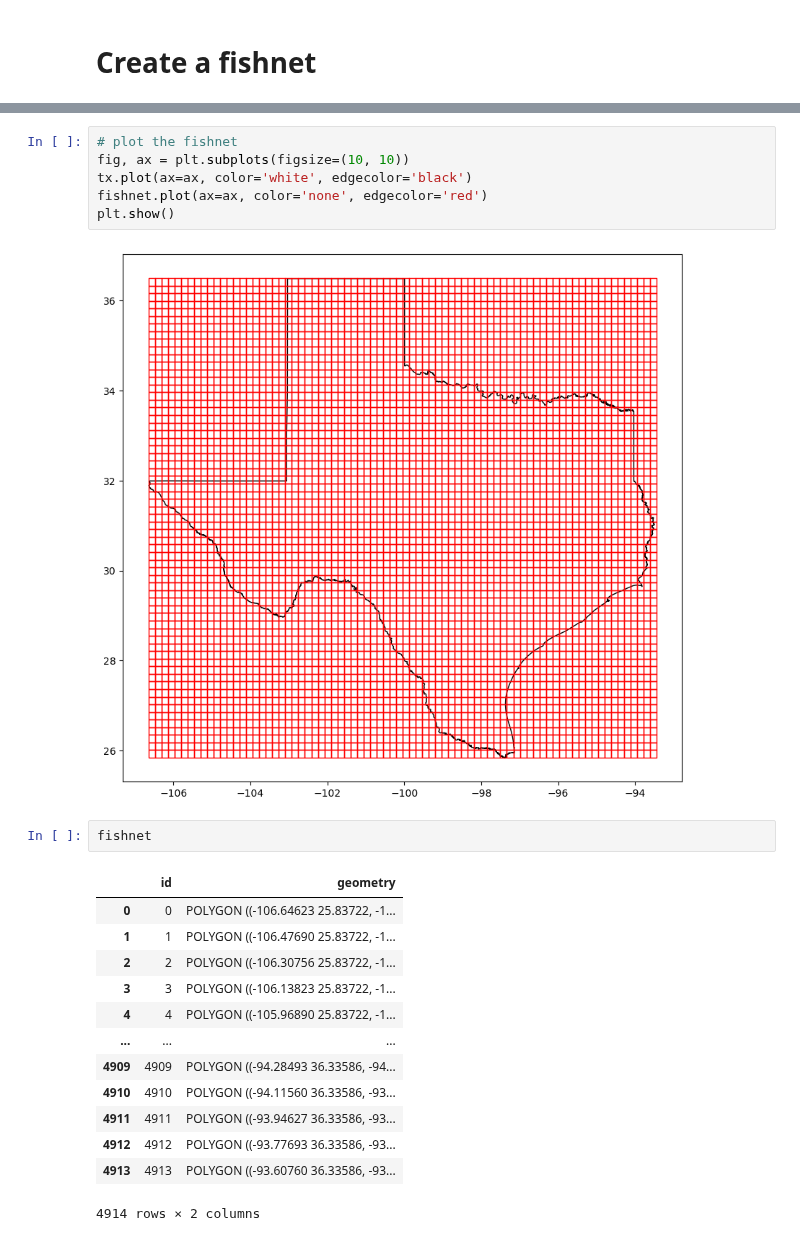
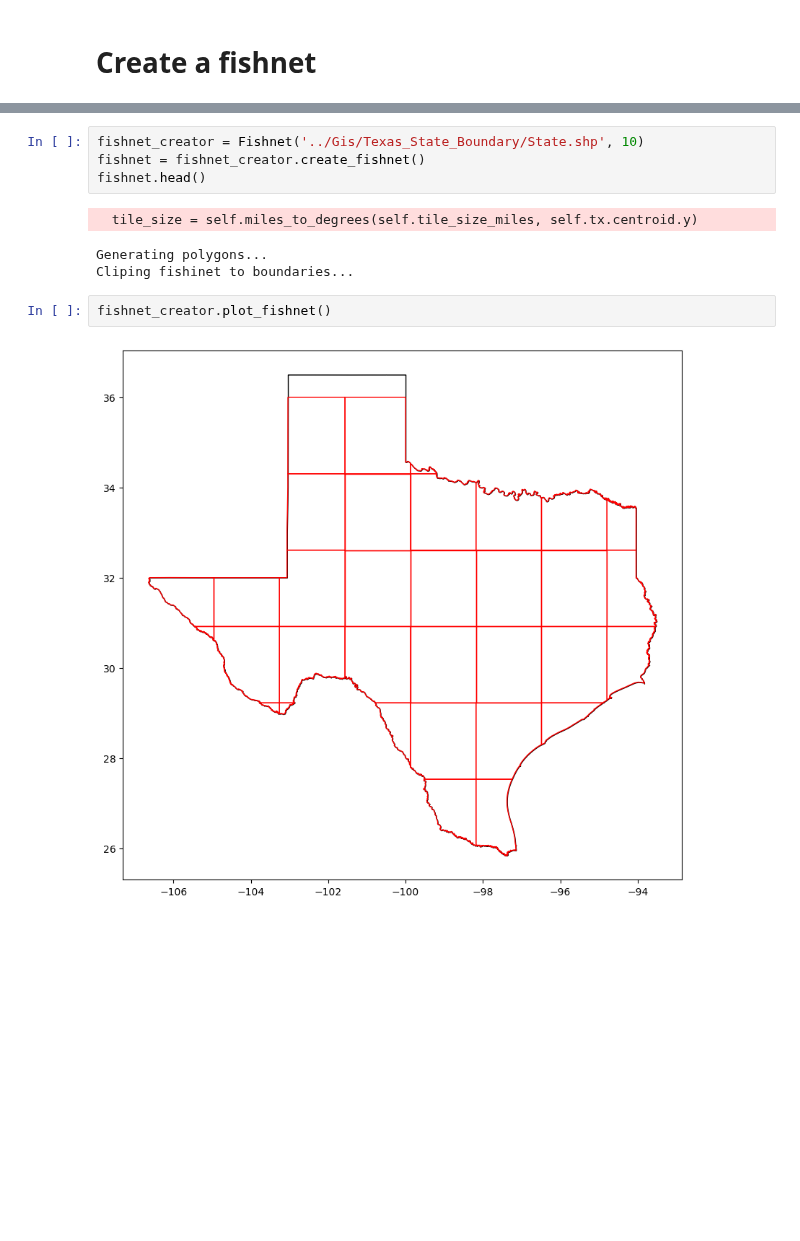
Before and after one commit to victor-radermecker/AdvancedLandCoverAnalytics-Pipeline, a Jupyter notebook: Google_Earth_Engine/dynamic-world-package-victor.ipynb, the cells around one changed output, grey strips where cells are left out. Cells and saved outputs as stored; diff of their text form; blank space fills up the shorter version.

Commit message:
Updating GE API - Creating Fishnet Class

```diff
--- a/Google_Earth_Engine/dynamic-world-package-victor.ipynb
+++ b/Google_Earth_Engine/dynamic-world-package-victor.ipynb
@@ -314,24 +252,12 @@ fishnet = gpd.GeoDataFrame({'id': range(len(fishnet_polys)),
-# %%
-# plot the fishnet
-fig, ax = plt.subplots(figsize=(10, 10))
-tx.plot(ax=ax, color='white', edgecolor='black')
-fishnet.plot(ax=ax, color='none', edgecolor='red')
-plt.show()
-# %% [output]
-[figure, removed]
-# %%
-fishnet
-# %% [output]
-|  | id | geometry |
-| 0 | 0 | POLYGON ((-106.64623 25.83722, -1... |
-| 1 | 1 | POLYGON ((-106.47690 25.83722, -1... |
-| 2 | 2 | POLYGON ((-106.30756 25.83722, -1... |
-| 3 | 3 | POLYGON ((-106.13823 25.83722, -1... |
-| 4 | 4 | POLYGON ((-105.96890 25.83722, -1... |
-| ... | ... | ... |
-| 4909 | 4909 | POLYGON ((-94.28493 36.33586, -94... |
-| 4910 | 4910 | POLYGON ((-94.11560 36.33586, -93... |
-| 4911 | 4911 | POLYGON ((-93.94627 36.33586, -93... |
-| 4912 | 4912 | POLYGON ((-93.77693 36.33586, -93... |
-| 4913 | 4913 | POLYGON ((-93.60760 36.33586, -93... |
-4914 rows × 2 columns
+# %%
+fishnet_creator = Fishnet('../Gis/Texas_State_Boundary/State.shp', 10)
+fishnet = fishnet_creator.create_fishnet()
+fishnet.head()
+# %% [output]
+  tile_size = self.miles_to_degrees(self.tile_size_miles, self.tx.centroid.y)
+Generating polygons...
+Cliping fishinet to boundaries...
+# %%
+fishnet_creator.plot_fishnet()
+# %% [output]
+[figure, added]
```
Also changed, not shown: parts of 7 cells of this notebook.
